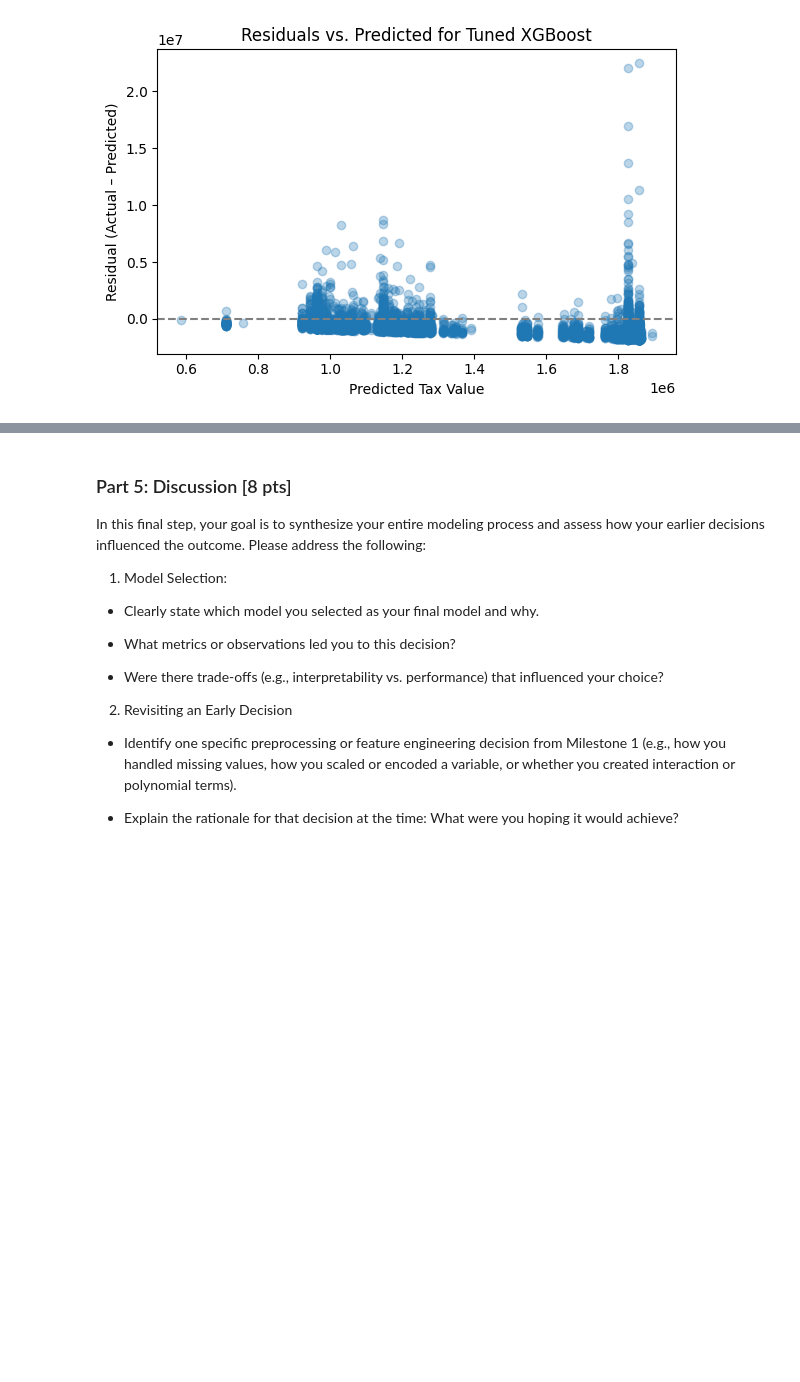
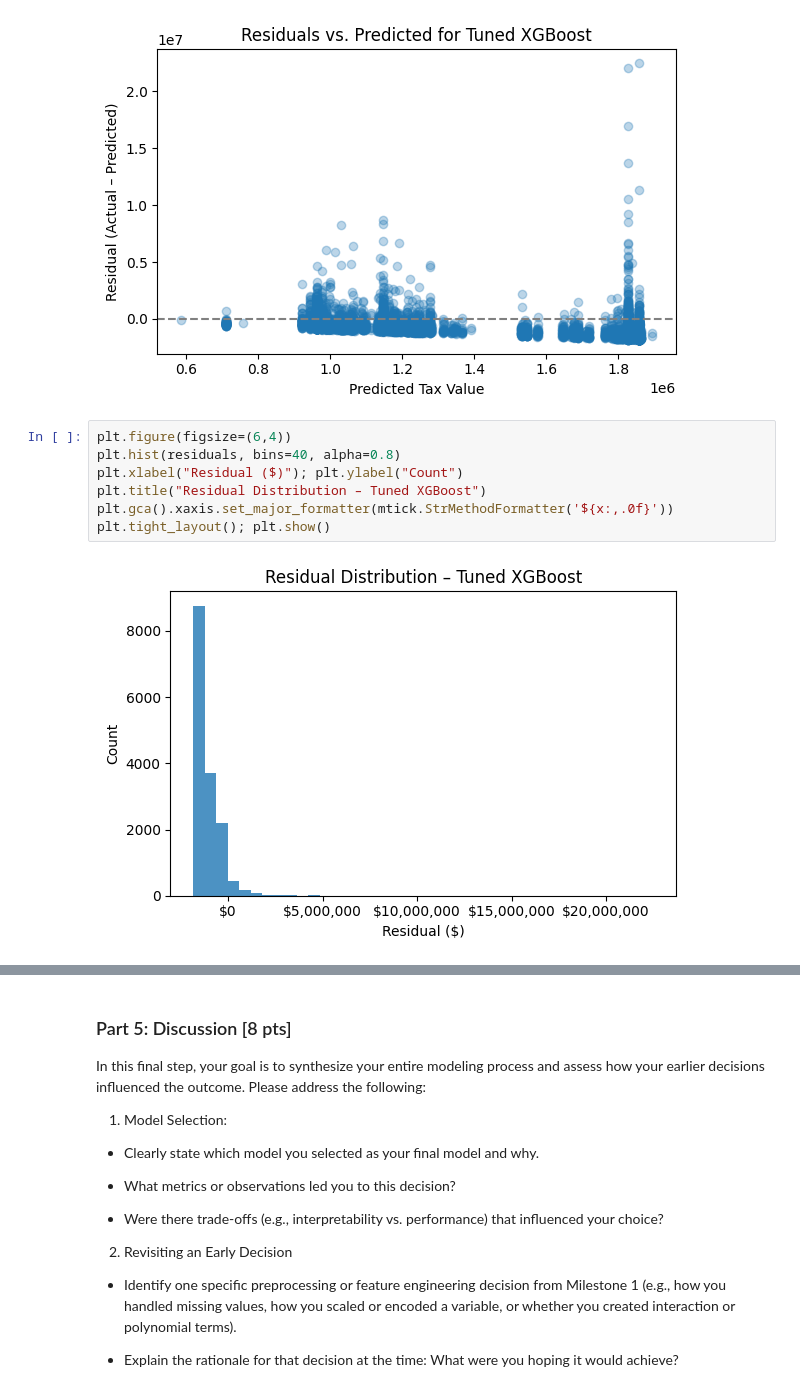
Before and after one commit to abcbbong/Module-3-Assignments, a Jupyter notebook: Milestone_02_FinalDraft V2.ipynb, the cells around one changed output, grey strips where cells are left out. Cells and saved outputs as stored; diff of their text form; blank space fills up the shorter version.

```diff
--- a/Milestone_02_FinalDraft V2.ipynb
+++ b/Milestone_02_FinalDraft V2.ipynb
@@ -1047,6 +1048,15 @@ plt.tight_layout()
 plt.show()
 # %% [output]
 [figure]
+# %%
+plt.figure(figsize=(6,4))
+plt.hist(residuals, bins=40, alpha=0.8)
+plt.xlabel("Residual ($)"); plt.ylabel("Count")
+plt.title("Residual Distribution – Tuned XGBoost")
+plt.gca().xaxis.set_major_formatter(mtick.StrMethodFormatter('${x:,.0f}'))
+plt.tight_layout(); plt.show()
+# %% [output]
+[figure, added]
 # %%
 # 1) Build a long-form DataFrame from the `results` dictionary
 stage_map = {
```
Also changed, not shown: parts of 2 cells of this notebook.
